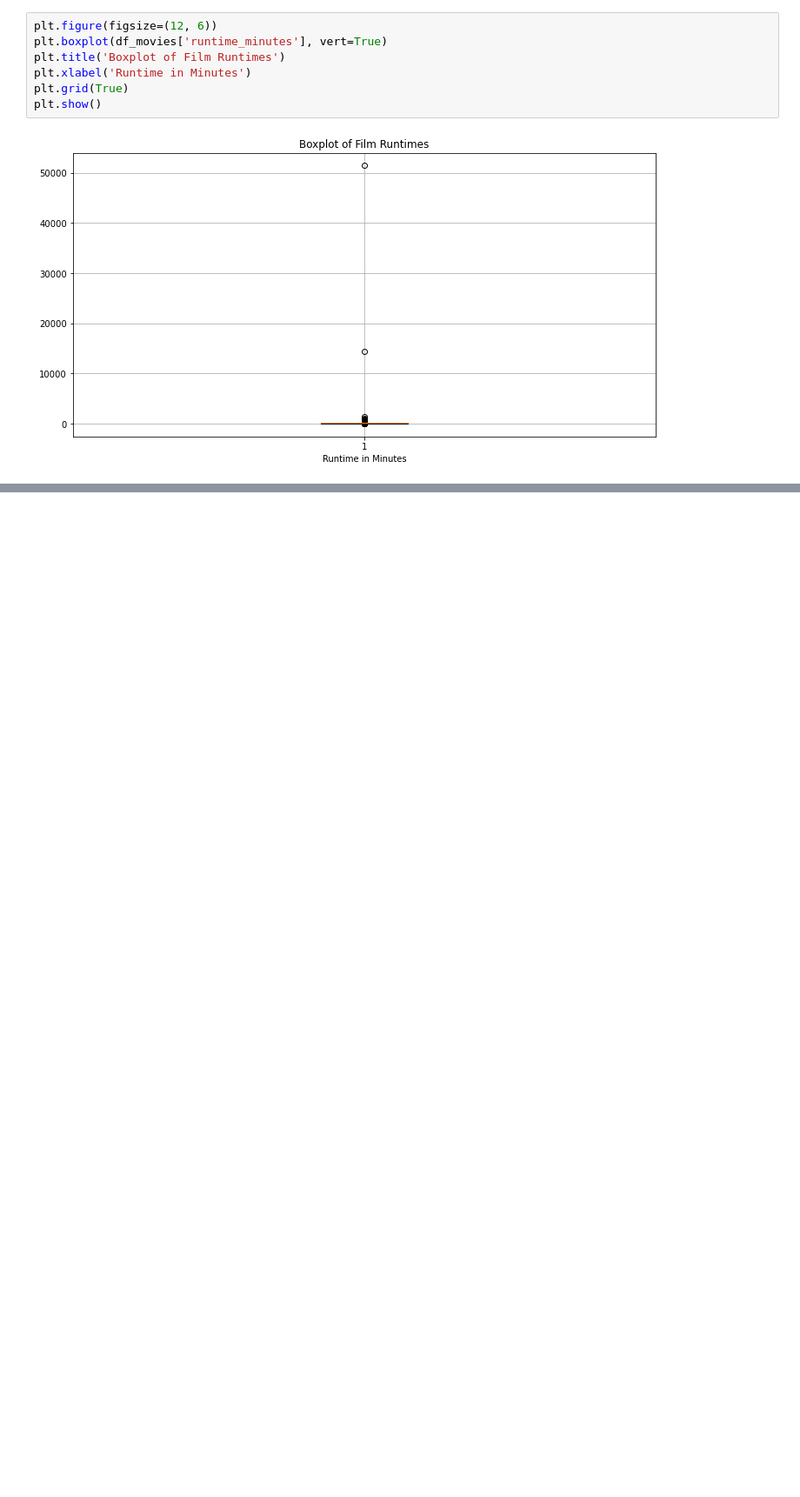
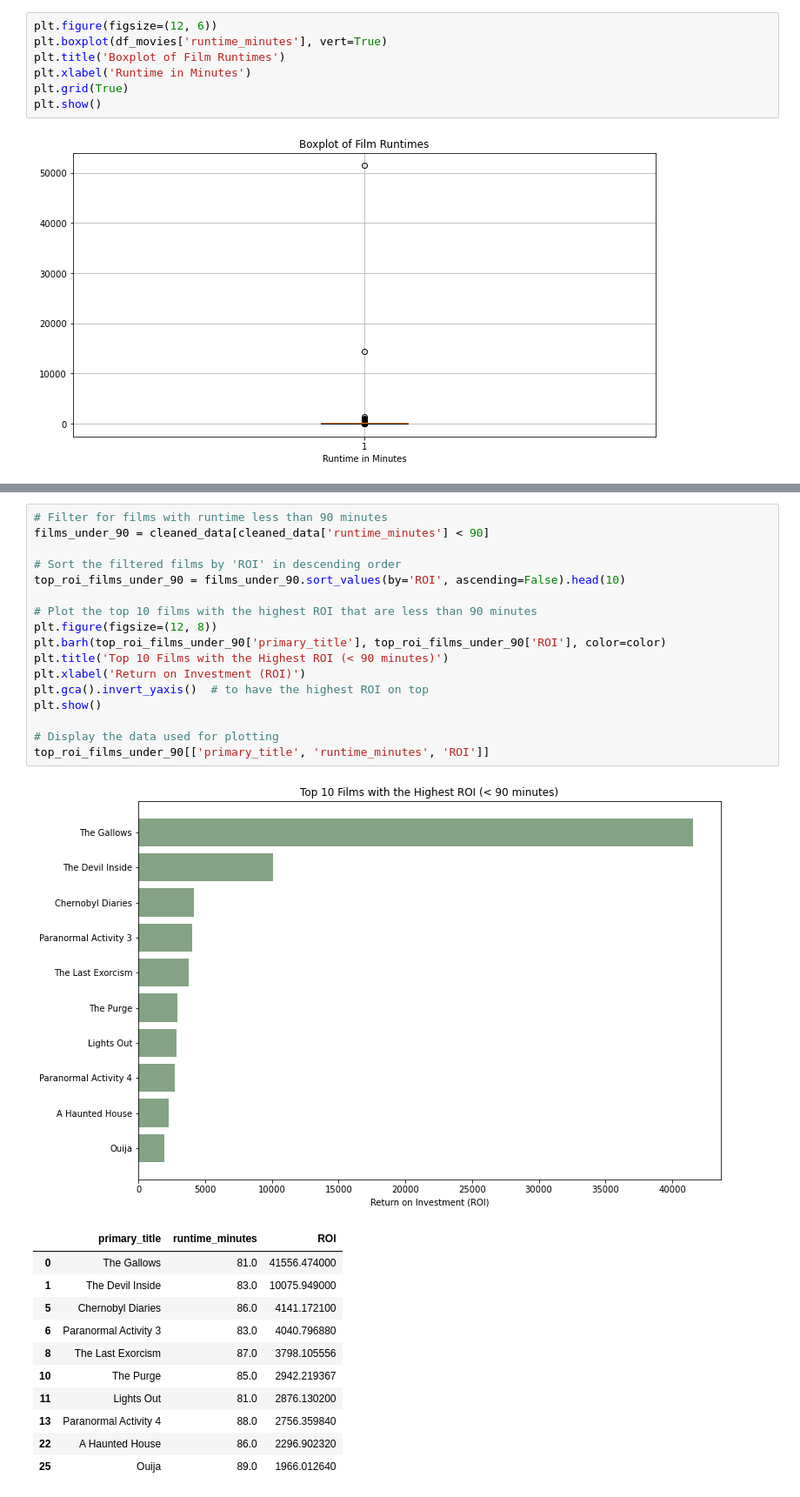
Before and after one commit to pyamin1878/Movie-Project, a Jupyter notebook: Notebooks/student_working_notebook_pat.ipynb, the cells around one changed output, grey strips where cells are left out. Shown: that part at 87% size. Cells and saved outputs as stored; diff of their text form; blank space fills up the shorter version.

```diff
--- a/Notebooks/student_working_notebook_pat.ipynb
+++ b/Notebooks/student_working_notebook_pat.ipynb
@@ -471,0 +554,30 @@ plt.show()
+# %%
+# Filter for films with runtime less than 90 minutes
+films_under_90 = cleaned_data[cleaned_data['runtime_minutes'] < 90]
+
+# Sort the filtered films by 'ROI' in descending order
+top_roi_films_under_90 = films_under_90.sort_values(by='ROI', ascending=False).head(10)
+
+# Plot the top 10 films with the highest ROI that are less than 90 minutes
+plt.figure(figsize=(12, 8))
+plt.barh(top_roi_films_under_90['primary_title'], top_roi_films_under_90['ROI'], color=color)
+plt.title('Top 10 Films with the Highest ROI (< 90 minutes)')
+plt.xlabel('Return on Investment (ROI)')
+plt.gca().invert_yaxis()  # to have the highest ROI on top
+plt.show()
+
+# Display the data used for plotting
+top_roi_films_under_90[['primary_title', 'runtime_minutes', 'ROI']]
+# %% [output]
+[figure, added]
+|  | primary_title | runtime_minutes | ROI |
+| 0 | The Gallows | 81.0 | 41556.474000 |
+| 1 | The Devil Inside | 83.0 | 10075.949000 |
+| 5 | Chernobyl Diaries | 86.0 | 4141.172100 |
+| 6 | Paranormal Activity 3 | 83.0 | 4040.796880 |
+| 8 | The Last Exorcism | 87.0 | 3798.105556 |
+| 10 | The Purge | 85.0 | 2942.219367 |
+| 11 | Lights Out | 81.0 | 2876.130200 |
+| 13 | Paranormal Activity 4 | 88.0 | 2756.359840 |
+| 22 | A Haunted House | 86.0 | 2296.902320 |
+| 25 | Ouija | 89.0 | 1966.012640 |
```
Also changed, not shown: parts of 10 cells of this notebook.
